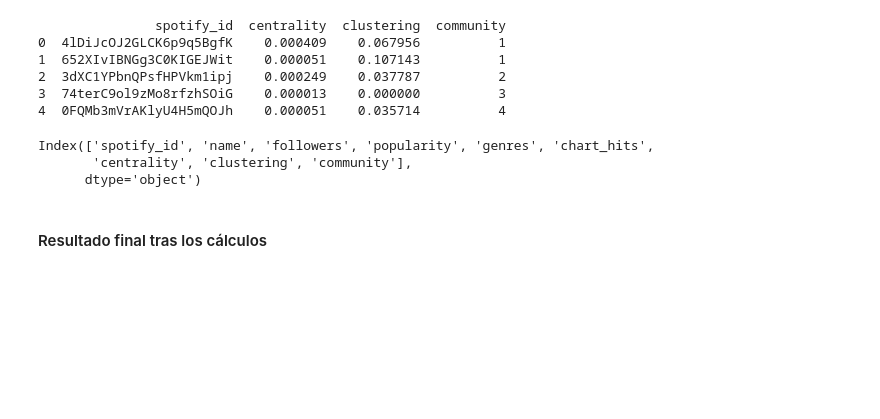
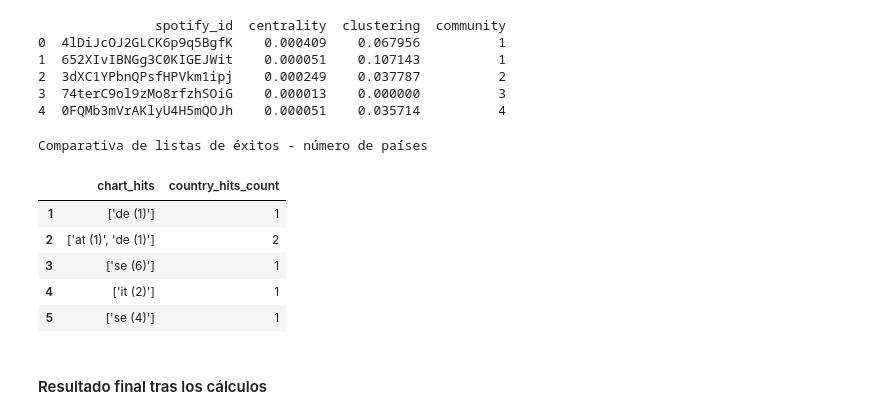
Before and after one commit to JaviFdez7/Relational-Machine-Learning-Article, a Jupyter notebook: src/relational-automatic-learning.ipynb, the cells around one changed output. Cells and saved outputs as stored; diff of their text form; code cells hidden in the pictures; blank space fills up the shorter version.

```diff
--- a/src/relational-automatic-learning.ipynb
+++ b/src/relational-automatic-learning.ipynb
@@ -197,9 +195,3 @@ print(subSpotifyArtistsCommunity[['spotify_id', 'centrality', 'clustering', 'com
 2  3dXC1YPbnQPsfHPVkm1ipj    0.000249    0.037787          2
 3  74terC9ol9zMo8rfzhSOiG    0.000013    0.000000          3
 4  0FQMb3mVrAKlyU4H5mQOJh    0.000051    0.035714          4
-# %%
-subSpotifyArtistsCommunity.columns
-# %% [output]
-Index(['spotify_id', 'name', 'followers', 'popularity', 'genres', 'chart_hits',
-       'centrality', 'clustering', 'community'],
-      dtype='object')
@@ -205,0 +211,11 @@ Index(['spotify_id', 'name', 'followers', 'popularity', 'genres', 'chart_hits',
+# %%
+print("Comparativa de listas de éxitos - número de países")
+subSpotifyArtistHits.loc[1:,['chart_hits','country_hits_count']].head(5)
+# %% [output]
+Comparativa de listas de éxitos - número de países
+|  | chart_hits | country_hits_count |
+| 1 | ['de (1)'] | 1 |
+| 2 | ['at (1)', 'de (1)'] | 2 |
+| 3 | ['se (6)'] | 1 |
+| 4 | ['it (2)'] | 1 |
+| 5 | ['se (4)'] | 1 |
```
Also changed, not shown: parts of 31 cells of this notebook, 1 other file.
